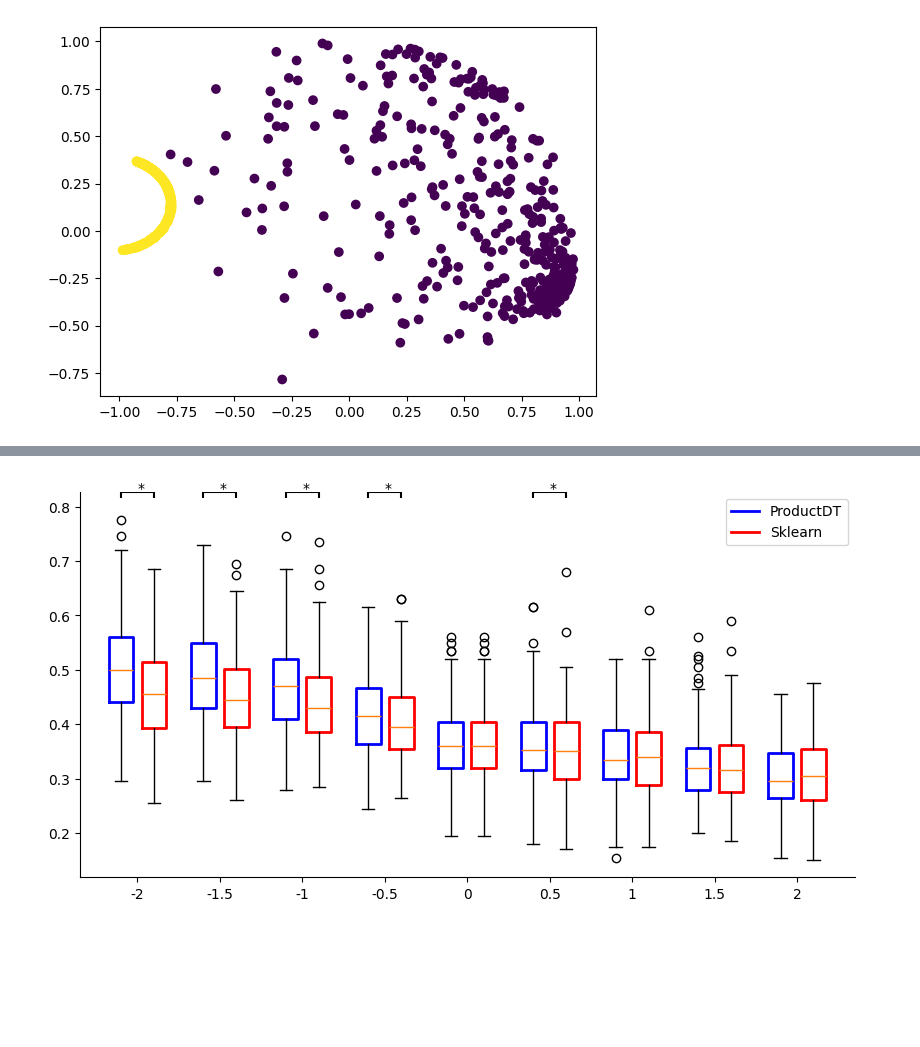
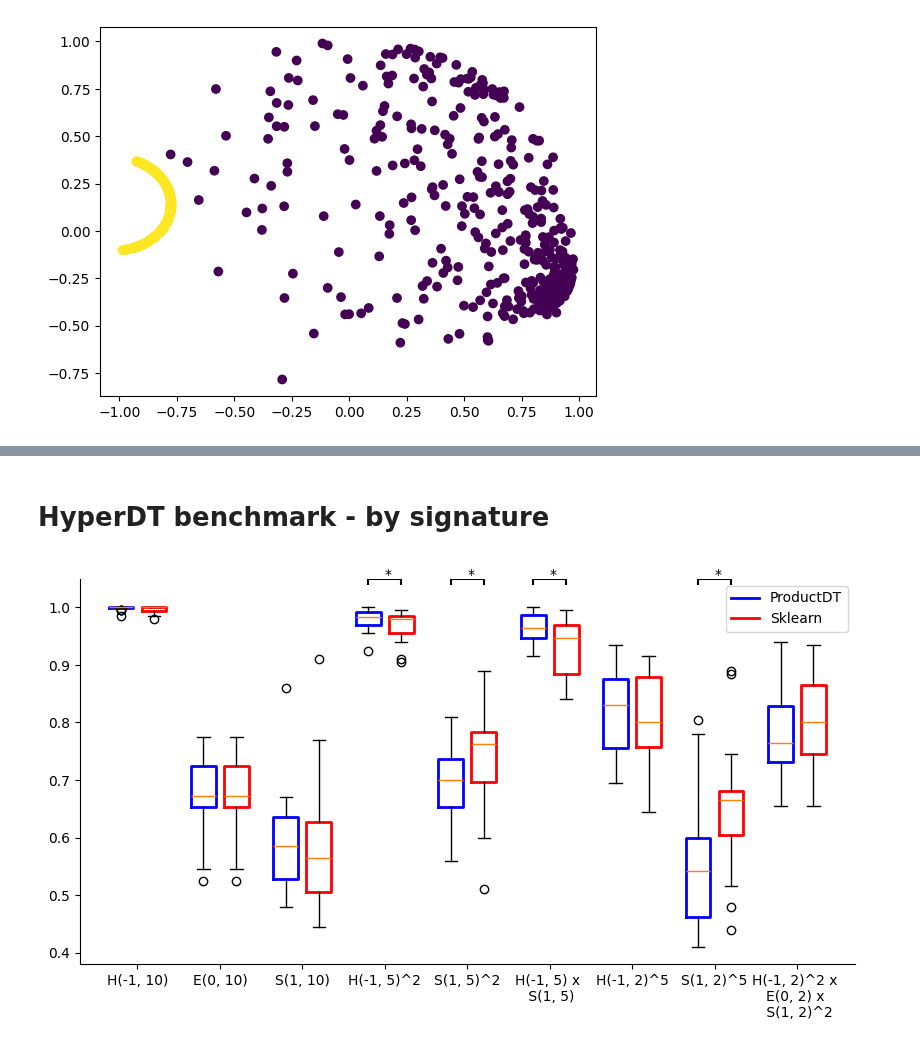
Before and after one commit to qc2321/embedders, a Jupyter notebook: notebooks/7_pc_gaussian_mixture.ipynb, the cells around one changed output, grey strips where cells are left out. Saved outputs shown, nothing was run; the diff lists cells and outputs as text; code cells hidden in the pictures; blank space fills up the shorter version.

```diff
--- a/notebooks/7_pc_gaussian_mixture.ipynb
+++ b/notebooks/7_pc_gaussian_mixture.ipynb
@@ -123,0 +244,35 @@ results = pd.DataFrame(results)
+# %% [markdown]
+# HyperDT benchmark - by signature
+# %%
+# SIGNATURES = [
+#     [(5, -1), (5, -1)],
+#     [(5, 1), (5, 1)],
+#     [(5, -1), (5, 1)],
+#     [(2, -1), (2, -1), (2, -1), (2, -1), (2, -1)],
+#     [(2, 1), (2, 1), (2, 1), (2, 1), (2, 1)],
+#     [(2, -1), (2, -1), (2, 0), (2, 1), (2, 1)]
+# ]
+
+SIGNATURES = [
+    [(-1, 10)],
+    [(0, 10)],
+    [(1, 10)],
+    [(-1, 5), (-1, 5)],
+    [(1, 5), (1, 5)],
+    [(-1, 5), (1, 5)],
+    [(-1, 2), (-1, 2), (-1, 2), (-1, 2), (-1, 2)],
+    [(1, 2), (1, 2), (1, 2), (1, 2), (1, 2)],
+    [(-1, 2), (-1, 2), (0, 2), (1, 2), (1, 2)],
+]
+
+SIGNATURES_STR = [
+    "H(-1, 10)",
+    "E(0, 10)",
+    "S(1, 10)",
+    "H(-1, 5)^2",
+    "S(1, 5)^2",
+    "H(-1, 5) x \n S(1, 5)",
+    "H(-1, 2)^5",
+    "S(1, 2)^5",
+    "H(-1, 2)^2 x \nE(0, 2) x \n S(1, 2)^2",
+]
@@ -128,46 +333,46 @@ from scipy.stats import ttest_rel
 
 # psdt_means, dt_means, psdt_stds, dt_stds, p_vals = [], [], [], [], []
 psdt_scores_by_curvature, dt_scores_by_curvature, p_vals = [], [], []
-for K in CURVATURES:
-    res_K = results[results["curvature"] == K]
+for sig in SIGNATURES:
+    res_K = results2[[sig_r == sig for sig_r in results2["signature"]]]
     psdt_scores_by_curvature.append(res_K["psdt_acc"])
     dt_scores_by_curvature.append(res_K["dt_acc"])
     p_vals.append(ttest_rel(res_K["psdt_acc"], res_K["dt_acc"]).pvalue)
 
 
 plt.figure(figsize=(10, 5))
-x_vals = np.arange(len(CURVATURES))
+x_vals = np.arange(len(SIGNATURES))
 bp1 = plt.boxplot(
     psdt_scores_by_curvature,
     positions=x_vals - 0.2,
     widths=0.3,
     boxprops=dict(color="blue", linewidth=2),
 )
 bp2 = plt.boxplot(
     dt_scores_by_curvature,
     positions=x_vals + 0.2,
     widths=0.3,
     boxprops=dict(color="red", linewidth=2),
 )
 
 # Add asterisks
 ymin, ymax = plt.gca().get_ylim()
 for x, p_val in zip(x_vals, p_vals):
     if p_val < 0.05:
         plt.text(x, ymax + 0.02, "*", color="black")
         plt.hlines(ymax + 0.02, x - 0.2, x + 0.2, color="black")
         plt.vlines(x - 0.2, ymax + 0.01, ymax + 0.02, color="black")
         plt.vlines(x + 0.2, ymax + 0.01, ymax + 0.02, color="black")
 
 # Fix y-lim and remove top/right spines
 plt.ylim(ymin, ymax + 0.02)
 plt.gca().spines["top"].set_visible(False)
 plt.gca().spines["right"].set_visible(False)
 
 # Set x-ticks
-plt.xticks(x_vals, CURVATURES)
+plt.xticks(x_vals, SIGNATURES_STR)
 
 plt.legend([bp1["boxes"][0], bp2["boxes"][0]], ["ProductDT", "Sklearn"])
 plt.show()
 # %% [output]
-[figure, old version]
+[figure, new version]
```
Also changed, not shown: parts of 7 cells of this notebook, 8 other files.
